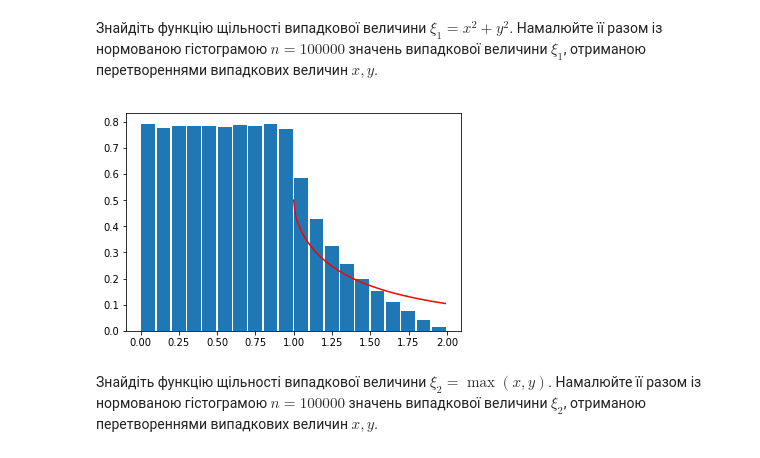
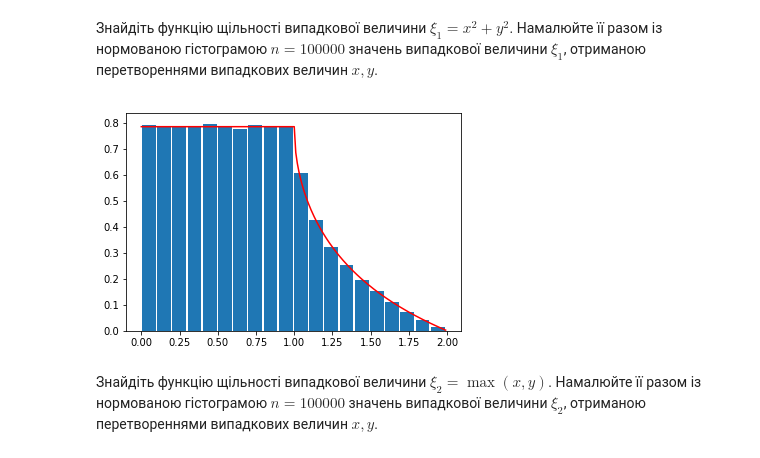
Before and after one commit to davendiy/pt_course2, a Jupyter notebook: Лабораторне заняття 7/Домашня робота 7.ipynb, the cells around one changed output. Saved outputs shown, nothing was run; the diff lists cells and outputs as text; code cells hidden in the pictures.

```diff
--- a/Лабораторне заняття 7/Домашня робота 7.ipynb
+++ b/Лабораторне заняття 7/Домашня робота 7.ipynb
@@ -326,16 +324,32 @@ rv = (uniform(0, 1), uniform(0, 1))
 # %%
 # Місце для Вашого коду
 
+from scipy.stats import uniform
 
 random = uniform(0, 1).rvs(100_000) ** 2 + uniform(0, 1).rvs(100_000) ** 2
 x = np.arange(0, 2, 0.01)
 
 
+def _tmp_func(x: float):
+
+    res = np.pi / 4 if 0 <= x <= 1 else 0
+    res += (np.pi/4 - np.arccos(1 / np.sqrt(x)) + 1 / (2 * np.sqrt(x - 1))) if 1 < x <= 2 else 0
+    res -= 1 / (2 * np.sqrt(x - 1)) if 1 < x <= 2 else 0
+    return res
+
+
+def function(x):
+    if hasattr(x, '__iter__'):
+        return np.array([_tmp_func(tmp) for tmp in x])
+    else:
+        return _tmp_func(x)
+
+
 plt.hist(random, bins=20, density=True, rwidth=0.9)
-plt.plot(x, (np.sqrt(x) - np.sqrt(x-1))/ (2 * x), 'r')
+plt.plot(x, function(x), 'r')
 plt.show()
 # %% [output]
-[figure, old version]
+[figure, new version]
 # %% [markdown]
 Знайдіть функцію щільності випадкової величини $\xi_2 = \max (x, y)$.
 Намалюйте її разом із нормованою гістограмою $n = 100000$ значень випадкової величини $\xi_2$,
```
Also changed, not shown: parts of 1 cell of this notebook.
